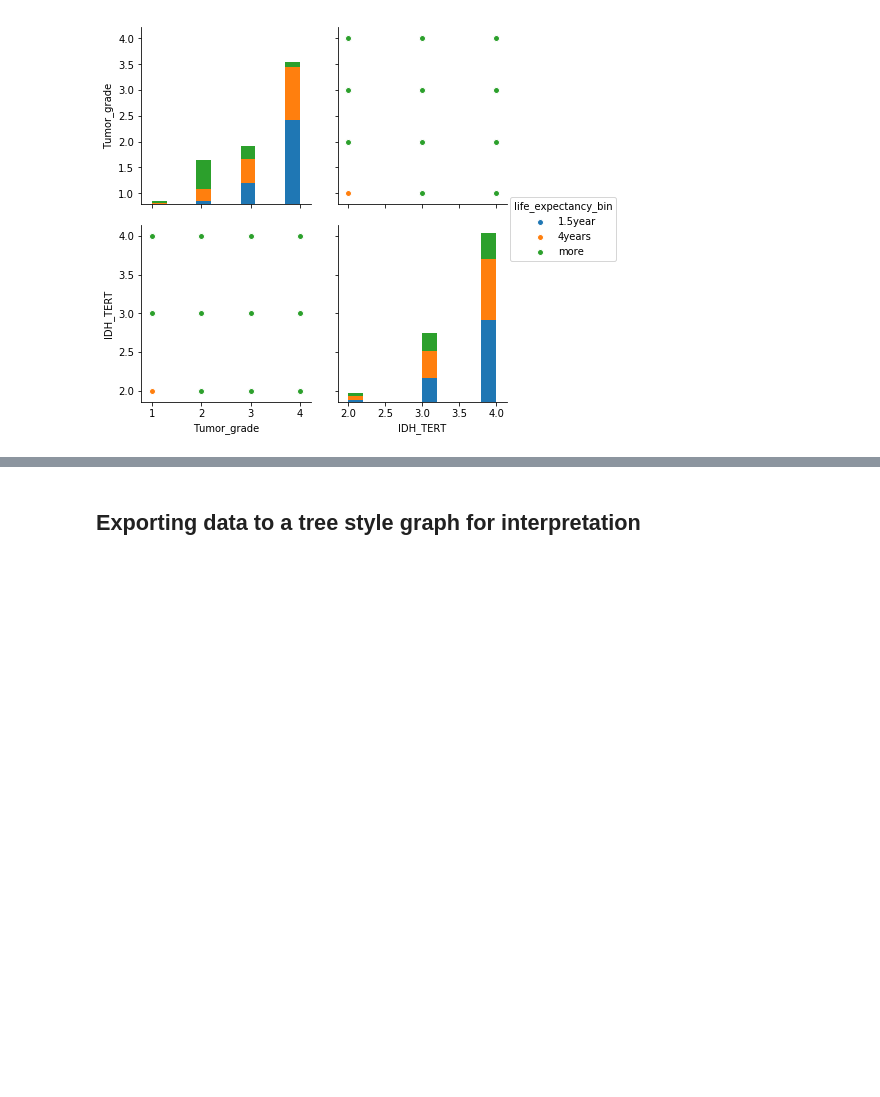
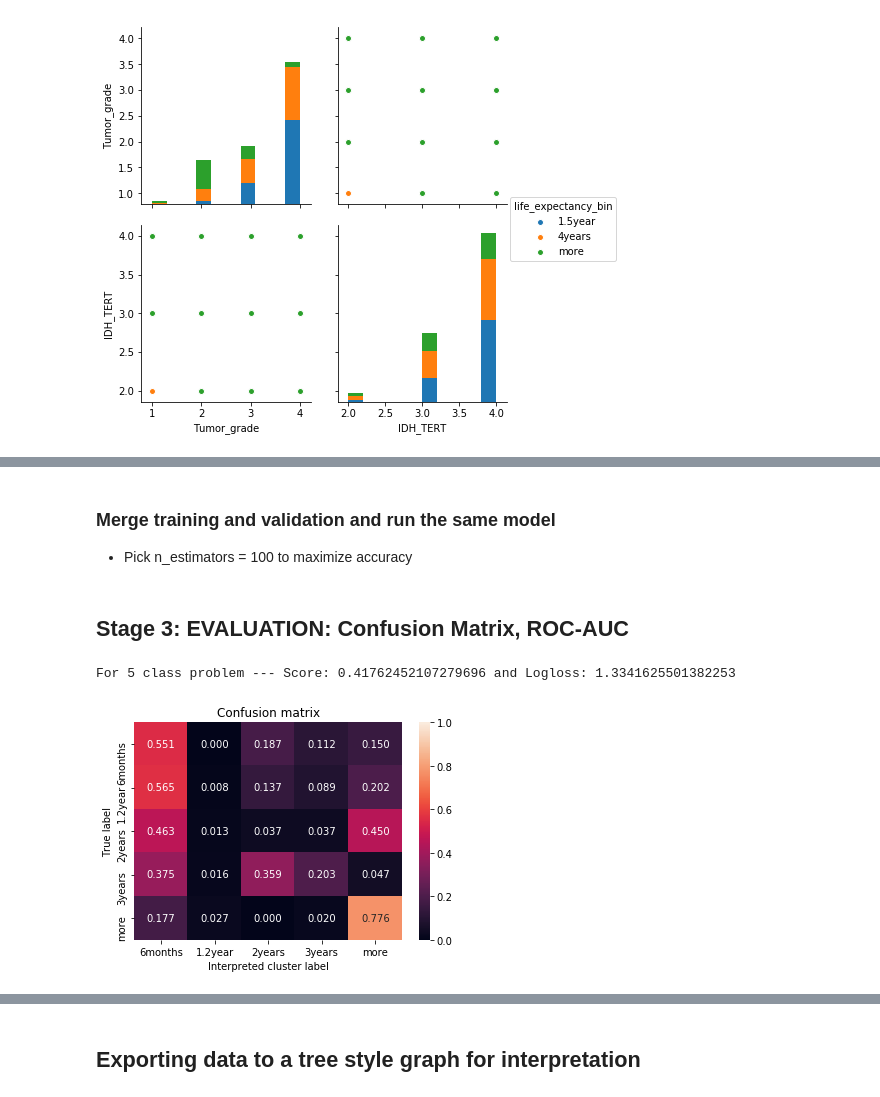
Before and after one commit to patricieni/ICM, a Jupyter notebook: code/notebooks/Modelling.ipynb, the cells around one changed output, grey strips where cells are left out. Cells and saved outputs as stored; diff of their text form; code cells hidden in the pictures; blank space fills up the shorter version.

```diff
--- a/code/notebooks/Modelling.ipynb
+++ b/code/notebooks/Modelling.ipynb
@@ -274,0 +241,7 @@ from sklearn.ensemble import GradientBoostingClassifier, RandomForestClassifier
+# %%
+base_rfc = RandomForestClassifier(n_estimators = 500, random_state=1233)
+base_rfc.fit(X_train, Y_train)
+probas = base_rfc.predict_proba(X_test)
+#y_pred_probas = np.argmax(probas, axis=1)
+error = log_loss(Y_test,probas)
+print("For {0} class problem --- Score: {1} and Logloss: {2}".format(len(labels), base_rfc.score(X_test,Y_test), error))
@@ -274,0 +477,3 @@ from sklearn.ensemble import GradientBoostingClassifier, RandomForestClassifier
+# %% [markdown]
+### Merge training and validation and run the same model
+ * Pick n_estimators = 100 to maximize accuracy
@@ -274,0 +483,36 @@ from sklearn.ensemble import GradientBoostingClassifier, RandomForestClassifier
+# %%
+rfc_merge=RandomForestClassifier(bootstrap=False, class_weight=None, criterion='gini',
+                max_depth=80, max_features=3, max_leaf_nodes=None,
+                min_impurity_decrease=0.0, min_impurity_split=None,
+                min_samples_leaf=3, min_samples_split=8,
+                min_weight_fraction_leaf=0.0, n_estimators=100, n_jobs=1,
+                oob_score=False, random_state=1233, verbose=0,
+                warm_start=False)
+
+rfc_merge.fit(X_train, Y_train)
+
+
+
+# Accuracy on test
+accuracy = rfc.score(X_test,Y_test)
+
+# XEntropy Error
+probas = rfc_merge.predict_proba(X_test)
+y_pred = np.argmax(probas, axis=1)
+error = log_loss(Y_test,probas)
+
+# Confusion matrix
+cfm = confusion_matrix(Y_test, l[y_pred])
+# %% [markdown]
+## Stage 3: EVALUATION: Confusion Matrix, ROC-AUC
+# %%
+print("For {0} class problem --- Score: {1} and Logloss: {2}".format(len(labels), accuracy, error))
+# %% [output]
+For 5 class problem --- Score: 0.41762452107279696 and Logloss: 1.3341625501382253
+# %%
+plt.figure()
+evaluation.plot_confusion_matrix(cfm, norm=True, classes=labels)
+plt.xlabel('Interpreted cluster label')
+plt.show()
+# %% [output]
+[figure, added]
```
Also changed, not shown: parts of 46 cells of this notebook.
